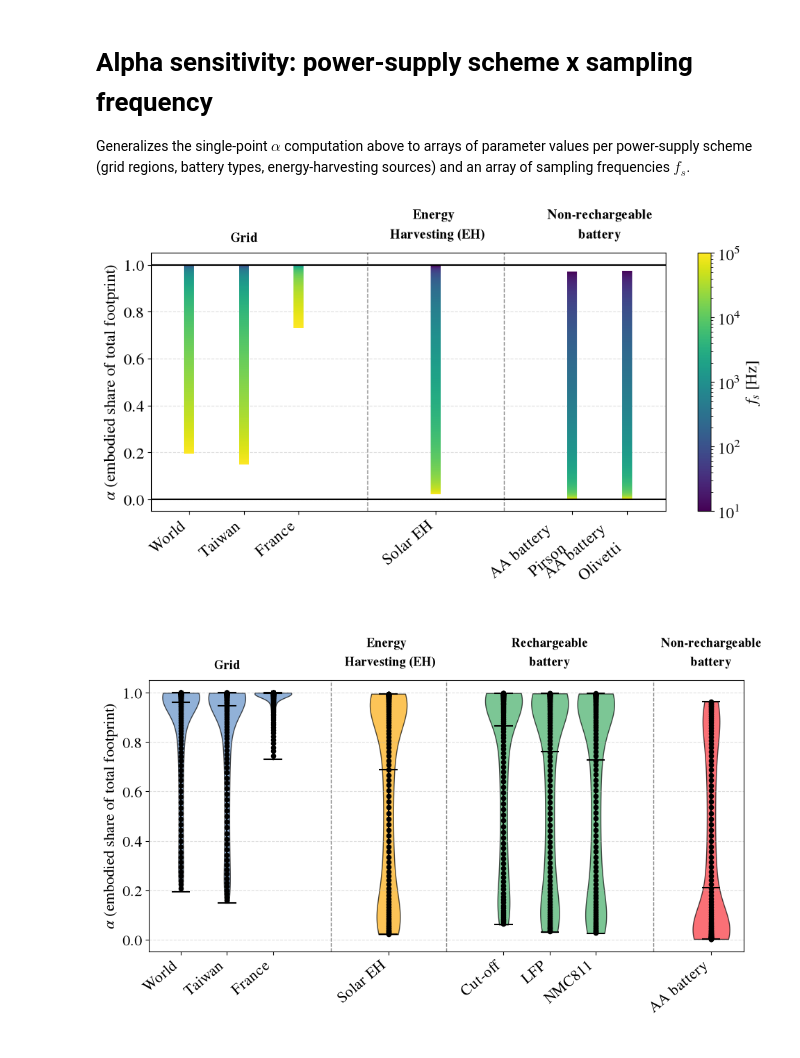
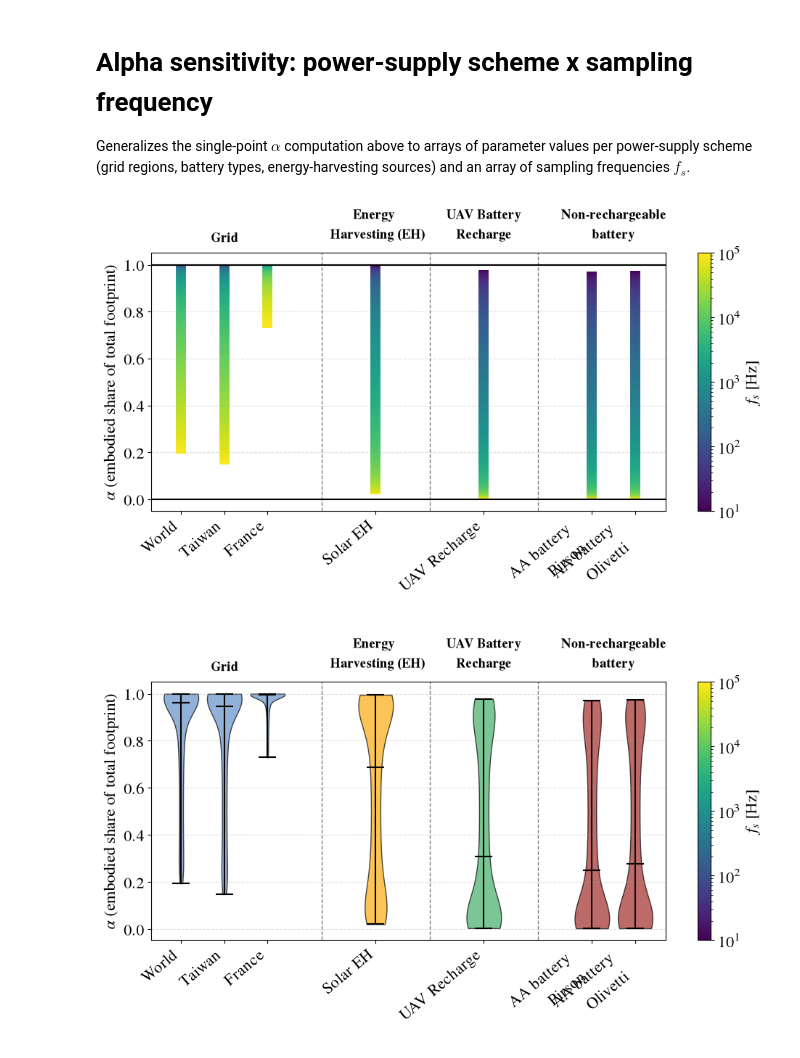
Before and after one commit to PolMaistriaux/IoT_Node_Modeling, a Jupyter notebook: Test_new_applications/Notebook_Powering scheme.ipynb, the cells around one changed output. Drawn from its saved outputs; the diff is of its cells as text; code cells hidden in the pictures.

```diff
--- a/Test_new_applications/Notebook_Powering scheme.ipynb
+++ b/Test_new_applications/Notebook_Powering scheme.ipynb
@@ -267,10 +282,17 @@ LT_s     = LT_years * 365 * 24 * 3600
 fs = 10e3
 
 time_between_recharge_s = 60*60*24 * (6*30) # 6 months
+charge_batt_uav = 2000
 # %%
 def alpha_metered(F_p_J, fs, E_p_pt=E_p_pt, F_p_chip=F_p_chip, LT_s=LT_s):
     """Alpha for schemes whose footprint accrues with energy drawn over the node lifetime (grid, battery)."""
     F_op = E_p_pt * F_p_J * fs * LT_s
+    return F_p_chip / (F_op + F_p_chip)
+
+
+def alpha_uav_recharge(F_p_flight, fs,E_batt=charge_batt_uav, E_p_pt=E_p_pt, F_p_chip=F_p_chip, LT_s=LT_s):
+    """Alpha for schemes whose footprint accrues with energy drawn over the node lifetime (grid, battery)."""
+    F_op = (F_p_flight/ E_batt)  * fs * LT_s *E_p_pt
     return F_p_chip / (F_op + F_p_chip)
 
 def alpha_recharge(F_p_Wh,F_p_J, fs,t_rech=time_between_recharge_s, E_p_pt=E_p_pt, F_p_chip=F_p_chip, LT_s=LT_s):
@@ -320,11 +347,11 @@ alpha_eh_res       = alpha_harvested(fs = fs_array[None, :], F_p_W  = eh_F_p_W [
 # %%
-#scheme_names  = ['Grid'          , 'Energy \n Harvesting (EH)'  ,  'Rechargeable\nbattery'        ,   'Non-rechargeable\nbattery'             ]
-#scheme_labels = [grid_labels     , eh_labels                    ,  r_batt_labels                  ,    nr_batt_labels          ]
-#scheme_alphas = [alpha_grid_res  , alpha_eh_res                 ,  alpha_r_batt_res               ,    alpha_nr_batt_res       ]
+#scheme_names  = ['Grid'          , 'Energy \n Harvesting (EH)'  ,  'UAV Battery\nRecharge'        ,  'Rechargeable\nbattery'        ,   'Non-rechargeable\nbattery'             ]
+#scheme_labels = [grid_labels     , eh_labels                    ,  uav_labels                     ,  r_batt_labels                  ,    nr_batt_labels          ]
+#scheme_alphas = [alpha_grid_res  , alpha_eh_res                 ,  alpha_uav_res                  ,  alpha_r_batt_res               ,    alpha_nr_batt_res       ]
 
-scheme_names  = ['Grid'          , 'Energy \n Harvesting (EH)'  ,   'Non-rechargeable\nbattery'             ]
-scheme_labels = [grid_labels     , eh_labels                    ,    nr_batt_labels          ]
-scheme_alphas = [alpha_grid_res  , alpha_eh_res                 ,    alpha_nr_batt_res       ]
+scheme_names  = ['Grid'          , 'Energy \n Harvesting (EH)'  ,  'UAV Battery\nRecharge'        ,   'Non-rechargeable\nbattery'             ]
+scheme_labels = [grid_labels     , eh_labels                    ,  uav_labels                     ,    nr_batt_labels          ]
+scheme_alphas = [alpha_grid_res  , alpha_eh_res                 ,  alpha_uav_res                  ,    alpha_nr_batt_res       ]
 
 gap = 1.5  # extra x-spacing left between scheme groups, for the group header
 
@@ -381,11 +408,23 @@ cbar.set_label(r'$f_s$ [Hz]')
 fig.tight_layout()
 plt.show()
 # %% [output]
-[figure, old version]
+[figure, new version]
 # %%
-scheme_colors = [dictColor["UnitedBlue"], dictColor["Orange"], dictColor["Green"], dictColor["LightRed"]]
+
+from matplotlib.path import Path
+from matplotlib.patches import PathPatch
+from mpl_toolkits.axes_grid1.axes_divider import make_axes_locatable
+
+scheme_colors = [dictColor["UnitedBlue"], dictColor["Orange"], dictColor["Green"],dictColor["DeepRed"], dictColor["LightRed"]]
 
 fig, ax = plt.subplots(figsize=(max(10, 0.7 * len(x_labels)), 6))
+
+
+Nx,Ny=1,1000
+imgArr = np.tile(np.linspace(0,1,Ny), (Nx,1)).T
+cmap = 'viridis'
+
+norm = matplotlib.colors.LogNorm(vmin=fs_array.min(), vmax=fs_array.max())
 
 for alphas, (start, end), color in zip(scheme_alphas, group_ranges, scheme_colors):
     x_pos = np.arange(start, end + 1)
@@ -398,36 +437,51 @@ for alphas, (start, end), color in zip(scheme_alphas, group_ranges, scheme_color
         body.set_facecolor(color)
         body.set_edgecolor('black')
         body.set_alpha(0.7)
     for key in ('cbars', 'cmins', 'cmaxes', 'cmedians'):
         parts[key].set_color('black')
 
+    ymin, ymax = ax.get_ylim()
+    xmin, xmax = ax.get_xlim()
+
+    #for violin in parts['bodies']:
+    #    path = Path(violin.get_paths()[0].vertices)
+    #    patch = PathPatch(path, facecolor='none', edgecolor='none')
+    #    ax.add_patch(patch)
+    #    img = ax.imshow(imgArr, origin="lower", extent=[xmin,xmax,0,1], aspect="auto",
+    #                    cmap=cmap,
+    #                    clip_path=patch)
+
+
 for (_, prev_end), (next_start, _) in zip(group_ranges[:-1], group_ranges[1:]):
     ax.axvline((prev_end + next_start) / 2, color='gray', linestyle='--', linewidth=1, zorder=1)
 
 for name, (start, end) in zip(scheme_names, group_ranges):
     ax.text((start + end) / 2, 1.03, name, transform=ax.get_xaxis_transform(),
             ha='center', va='bottom', fontsize=13, fontweight='bold')
 
-for alphas, (start, end) in zip(scheme_alphas, group_ranges):
-    x_pos = np.arange(start, end + 1)
-    for i, pos in enumerate(x_pos):
-        ax.scatter(pos*np.ones((len(fs_array[::10]))), alphas[i, ::10], color = 'black', s=30,
-                   edgecolor='black', linewidth=0, zorder=3)
+#for alphas, (start, end) in zip(scheme_alphas, group_ranges):
+#    x_pos = np.arange(start, end + 1)
+#    for i, pos in enumerate(x_pos):
+#        ax.scatter(pos*np.ones((len(fs_array[::10]))), alphas[i, ::10], color = 'black', s=30,
+#                   edgecolor='black', linewidth=0, zorder=3)
 
+sm = matplotlib.cm.ScalarMappable(cmap=cmap, norm=norm)
+cbar = fig.colorbar(sm, ax=ax)
+cbar.set_label(r'$f_s$ [Hz]')
 
 ax.set_xticks(x_ticks)
 ax.set_xticklabels(x_labels, rotation=40, ha='right')
 ax.set_xlim(-0.7, offset - gap - 0.3)
 
 ax.set_ylabel(r'$\alpha$ (embodied share of total footprint)')
 #ax.yaxis.set_major_formatter(matplotlib.ticker.FuncFormatter(lambda y, _: r'$10^{%d}$' % round(y)))
 ax.grid(True, which='both', axis='y', linestyle='--', alpha=0.4)
 
 handles = [mpatches.Patch(facecolor=c, edgecolor='black', alpha=0.7, label=n)
            for c, n in zip(scheme_colors, scheme_names)]
 #ax.legend(handles=handles, loc='upper left')
 
 fig.tight_layout()
 plt.show()
 # %% [output]
-[figure, old version]
+[figure, new version]
```
Also changed, not shown: parts of 6 cells of this notebook.
